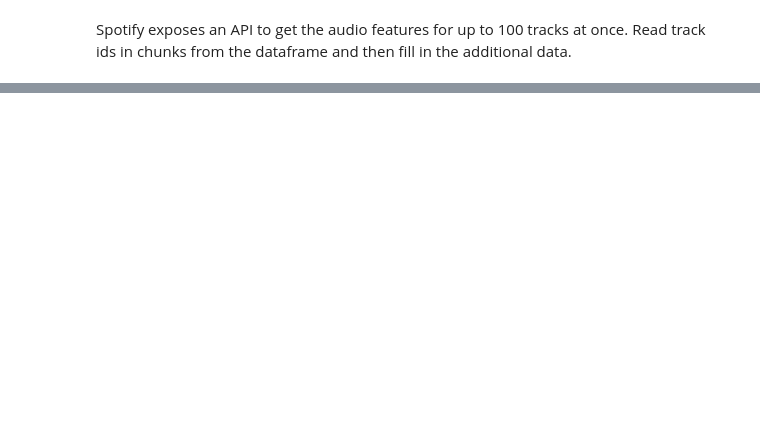
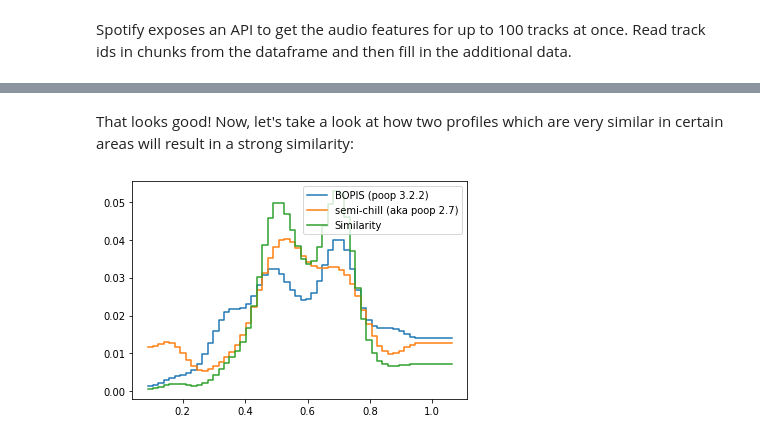
Before and after one commit to jtang6598/smoothie, a Jupyter notebook: demo.ipynb, the cells around one changed output, grey strips where cells are left out. Cells and saved outputs as stored; diff of their text form; code cells hidden in the pictures; blank space fills up the shorter version.

```diff
--- a/demo.ipynb
+++ b/demo.ipynb
@@ -103,5 +121,2 @@ song_df.to_csv('jason_df.csv')
 # %% [markdown]
 Read the data from the saved csv file. This is not needed when running the cells sequentially.
-# %%
-song_df = pd.read_csv('jason_df.csv', index_col=0)
-song_df
@@ -150,0 +183,16 @@ song_df.to_csv('jason_df.csv')
+# %% [markdown]
+That looks good! Now, let's take a look at how two profiles which are very similar in certain areas will result in a strong similarity:
+# %%
+similarity_profile = matcher.match_profiles()
+similarity = similarity_profile.feature_similarities
+
+feature = 'valence'
+for i in range(2):
+    feature_dimension = matcher.profiles[i].features[feature]
+    plot_line_histogram(feature_dimension.binned_values, feature_dimension.bin_edges, wanted_playlists[i])
+
+plot_line_histogram(similarity[feature] / np.sum(similarity[feature]), feature_dimension.bin_edges, 'Similarity')
+plt.legend()
+plt.show()
+# %% [output]
+[figure, added]
```
Also changed, not shown: parts of 23 cells of this notebook.
